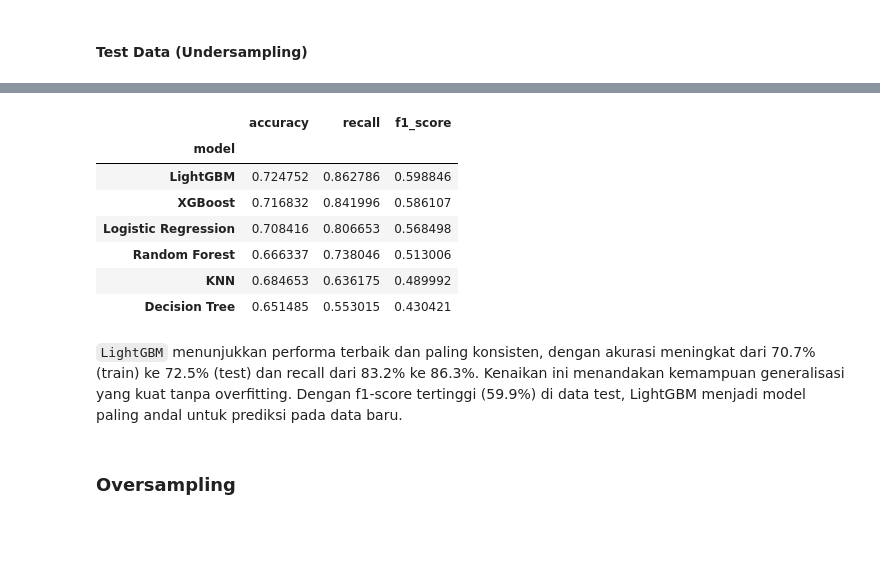
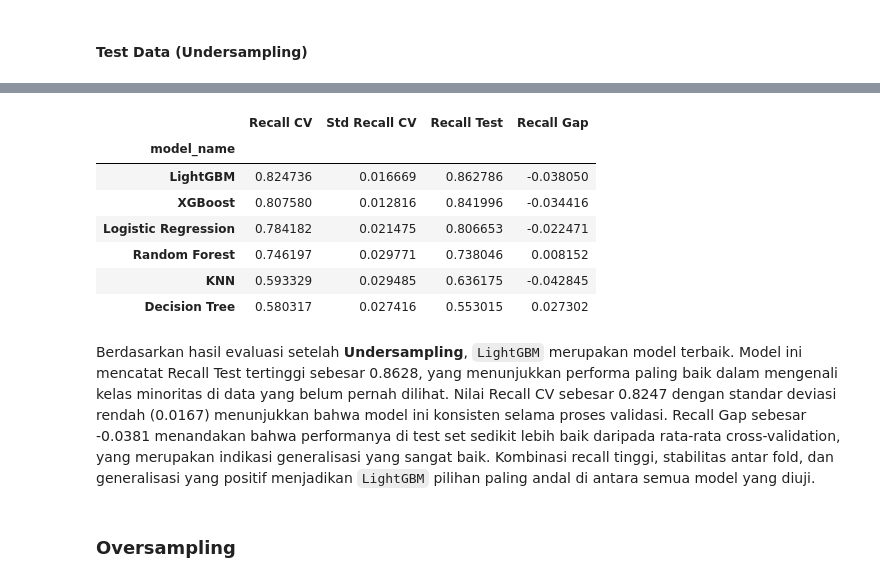
Before and after one commit to Meowstronot/hotel__booking_predict, a Jupyter notebook: notebooks/hotel_booking_cancelation.ipynb, the cells around one changed output, grey strips where cells are left out. Cells and saved outputs as stored; diff of their text form; code cells hidden in the pictures; blank space fills up the shorter version.

```diff
--- a/notebooks/hotel_booking_cancelation.ipynb
+++ b/notebooks/hotel_booking_cancelation.ipynb
@@ -792,9 +788,9 @@ df_train_under.sort_values(by=["mean_recall_test", "recall_gap"], ascending=[Fal
 def test_with_sampling(models, transformer, sampler, x_train, y_train, x_test, y_test):
     results = {
         'model': [],
-        'accuracy': [],
-        'recall': [],
-        'f1_score': []
+        'Accuracy Test': [],
+        'Recall Test': [],
+        'F1 Score Test': []
     }
 
     for name, model in models.items():
@@ -810,11 +806,11 @@ def test_with_sampling(models, transformer, sampler, x_train, y_train, x_test, y
         print(f"\n{name}:\n{classification_report(y_test, y_pred)}")
 
         results['model'].append(name)
-        results['accuracy'].append(accuracy_score(y_test, y_pred))
-        results['recall'].append(recall_score(y_test, y_pred))
-        results['f1_score'].append(f1_score(y_test, y_pred))
+        results['Accuracy Test'].append(accuracy_score(y_test, y_pred))
+        results['Recall Test'].append(recall_score(y_test, y_pred))
+        results['F1 Score Test'].append(f1_score(y_test, y_pred))
 
-    return pd.DataFrame(results).set_index('model').sort_values(by='recall', ascending=False)
+    return pd.DataFrame(results).set_index('model').sort_values(by='Recall Test', ascending=False)
 # %%
 df_test_under = test_with_sampling(
     models=models,
@@ -846,16 +852,19 @@ weighted avg       0.83      0.72      0.74      2020
-# %%
-df_test_under
-# %% [output]
-|  | accuracy | recall | f1_score |
-| model |  |  |  |
-| LightGBM | 0.724752 | 0.862786 | 0.598846 |
-| XGBoost | 0.716832 | 0.841996 | 0.586107 |
-| Logistic Regression | 0.708416 | 0.806653 | 0.568498 |
-| Random Forest | 0.666337 | 0.738046 | 0.513006 |
-| KNN | 0.684653 | 0.636175 | 0.489992 |
-| Decision Tree | 0.651485 | 0.553015 | 0.430421 |
+# %%
+df_under_result = df_train_under[["model_name","mean_recall_test","std_recall_test"]].rename(columns={"mean_recall_test":"Recall CV",
+"std_recall_test":"Std Recall CV"}).set_index("model_name").join(df_test_under["Recall Test"])
+df_under_result["Recall Gap"] = df_under_result["Recall CV"] - df_under_result["Recall Test"]
+df_under_result.sort_values(by="Recall Test", ascending=False)
+# %% [output]
+|  | Recall CV | Std Recall CV | Recall Test | Recall Gap |
+| model_name |  |  |  |  |
+| LightGBM | 0.824736 | 0.016669 | 0.862786 | -0.038050 |
+| XGBoost | 0.807580 | 0.012816 | 0.841996 | -0.034416 |
+| Logistic Regression | 0.784182 | 0.021475 | 0.806653 | -0.022471 |
+| Random Forest | 0.746197 | 0.029771 | 0.738046 | 0.008152 |
+| KNN | 0.593329 | 0.029485 | 0.636175 | -0.042845 |
+| Decision Tree | 0.580317 | 0.027416 | 0.553015 | 0.027302 |
 # %% [markdown]
-`LightGBM` menunjukkan performa terbaik dan paling konsisten, dengan akurasi meningkat dari 70.7% (train) ke 72.5% (test) dan recall dari 83.2% ke 86.3%. Kenaikan ini menandakan kemampuan generalisasi yang kuat tanpa overfitting. Dengan f1-score tertinggi (59.9%) di data test, LightGBM menjadi model paling andal untuk prediksi pada data baru.
+Berdasarkan hasil evaluasi setelah **Undersampling**, `LightGBM` merupakan model terbaik. Model ini mencatat Recall Test tertinggi sebesar 0.8628, yang menunjukkan performa paling baik dalam mengenali kelas minoritas di data yang belum pernah dilihat. Nilai Recall CV sebesar 0.8247 dengan standar deviasi rendah (0.0167) menunjukkan bahwa model ini konsisten selama proses validasi. Recall Gap sebesar -0.0381 menandakan bahwa performanya di test set sedikit lebih baik daripada rata-rata cross-validation, yang merupakan indikasi generalisasi yang sangat baik. Kombinasi recall tinggi, stabilitas antar fold, dan generalisasi yang positif menjadikan `LightGBM` pilihan paling andal di antara semua model yang diuji.
 # %% [markdown]
 ### Oversampling
 # %% [markdown]
```
Also changed, not shown: parts of 42 cells of this notebook.
